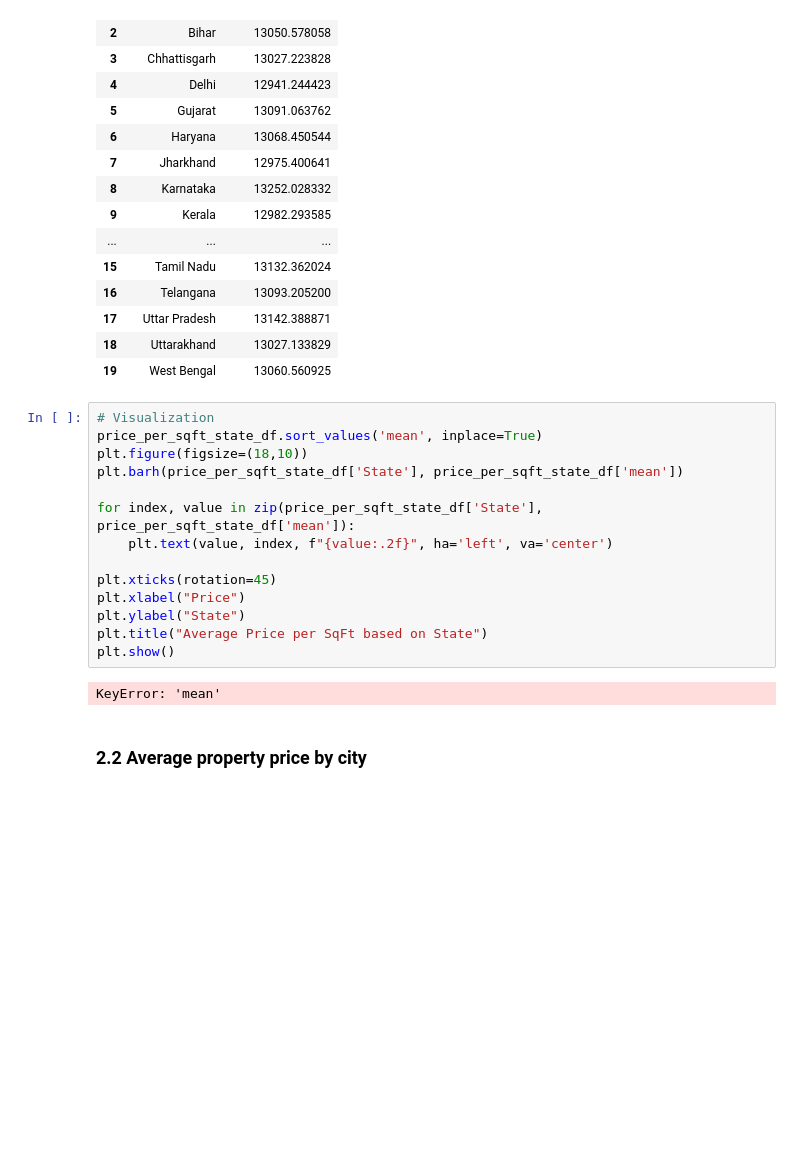
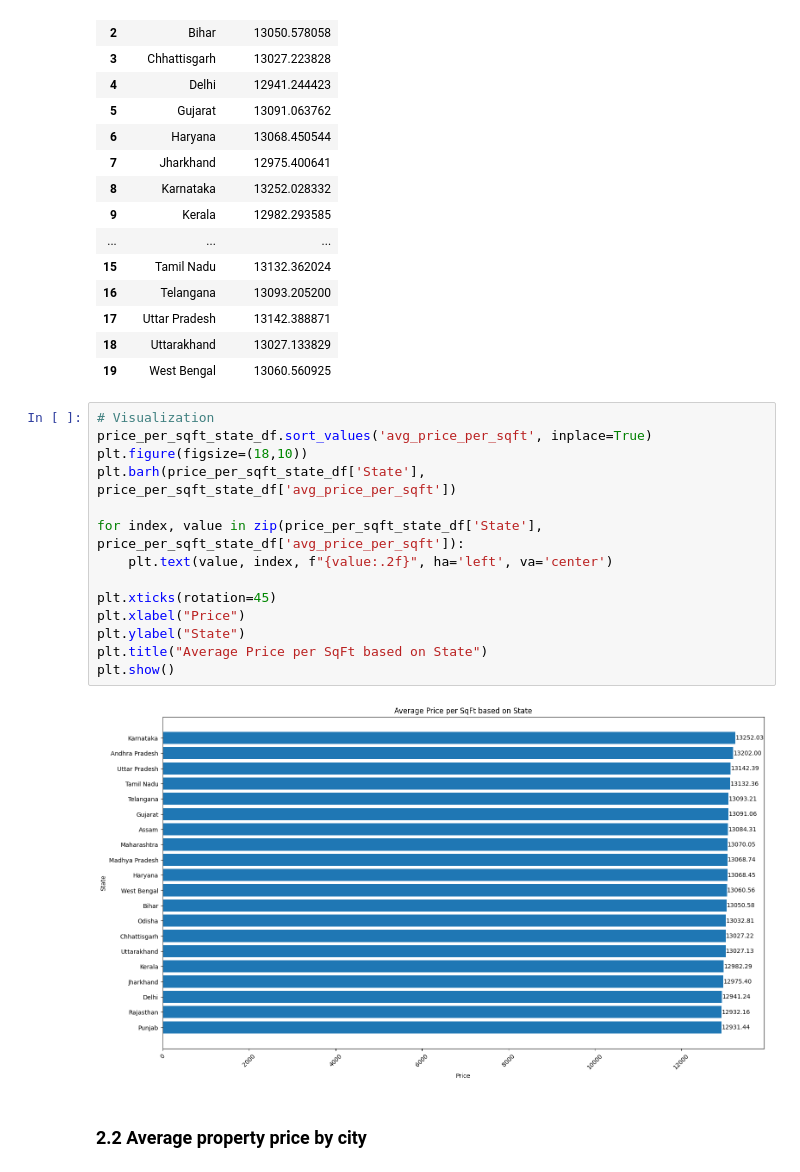
Before and after one commit to JS-Tharun/Real-Estate-Investment-Advisor, a Jupyter notebook: notebook.ipynb, the cells around one changed output. Drawn from its saved outputs; the diff is of its cells as text; blank space fills up the shorter version.

```diff
--- a/notebook.ipynb
+++ b/notebook.ipynb
@@ -1059,20 +1059,20 @@ Average Price per SqFt by City
 | 19 | West Bengal | 13060.560925 |
 # %%
 # Visualization
-price_per_sqft_state_df.sort_values('mean', inplace=True)
+price_per_sqft_state_df.sort_values('avg_price_per_sqft', inplace=True)
 plt.figure(figsize=(18,10))
-plt.barh(price_per_sqft_state_df['State'], price_per_sqft_state_df['mean'])
+plt.barh(price_per_sqft_state_df['State'], price_per_sqft_state_df['avg_price_per_sqft'])
 
-for index, value in zip(price_per_sqft_state_df['State'], price_per_sqft_state_df['mean']):
+for index, value in zip(price_per_sqft_state_df['State'], price_per_sqft_state_df['avg_price_per_sqft']):
     plt.text(value, index, f"{value:.2f}", ha='left', va='center')
 
 plt.xticks(rotation=45)
 plt.xlabel("Price")
 plt.ylabel("State")
 plt.title("Average Price per SqFt based on State")
 plt.show()
 # %% [output]
-KeyError: 'mean'
+[figure, added]
 # %% [markdown]
 ### 2.2 Average property price by city
 # %%
```
Also changed, not shown: parts of 10 cells of this notebook.
